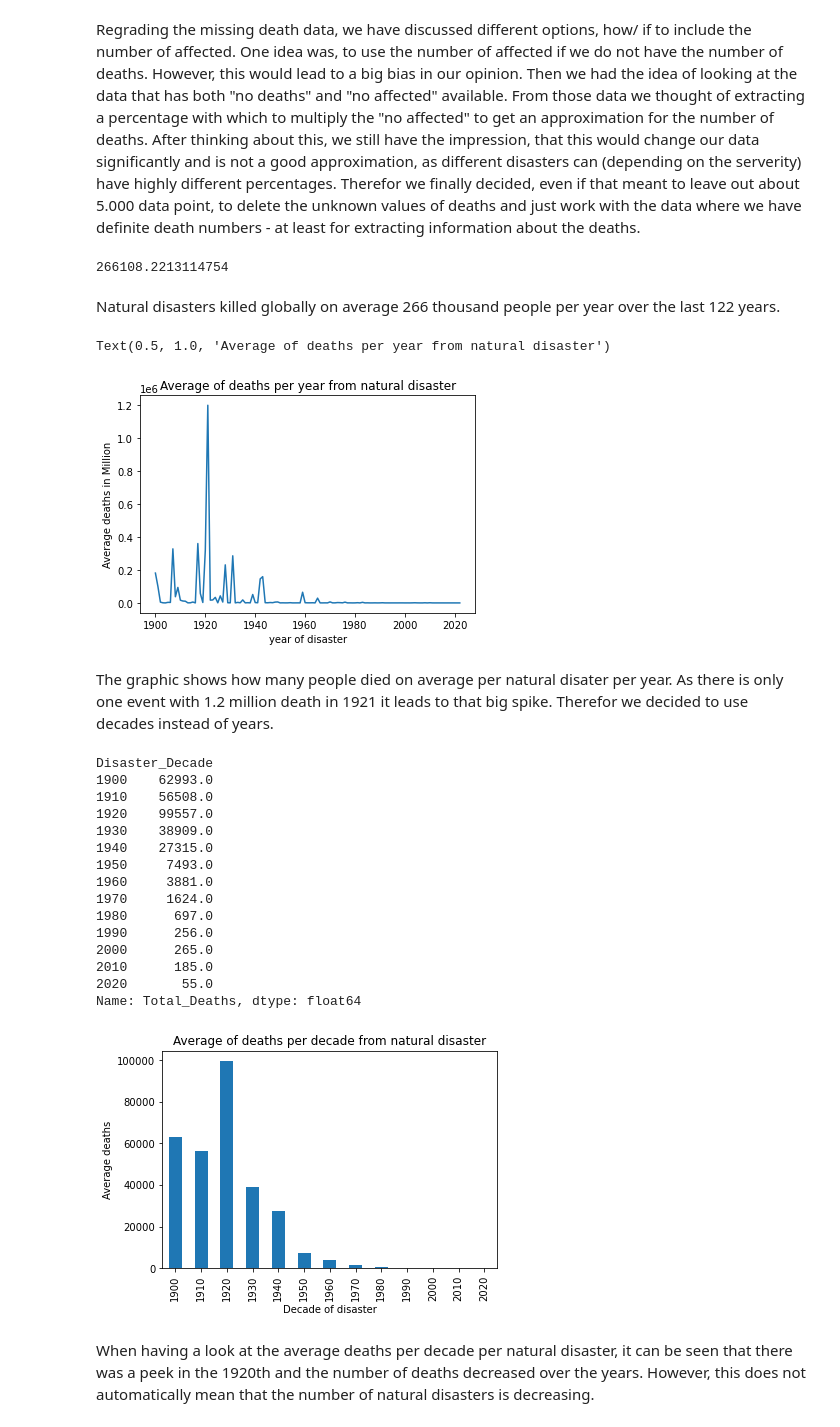
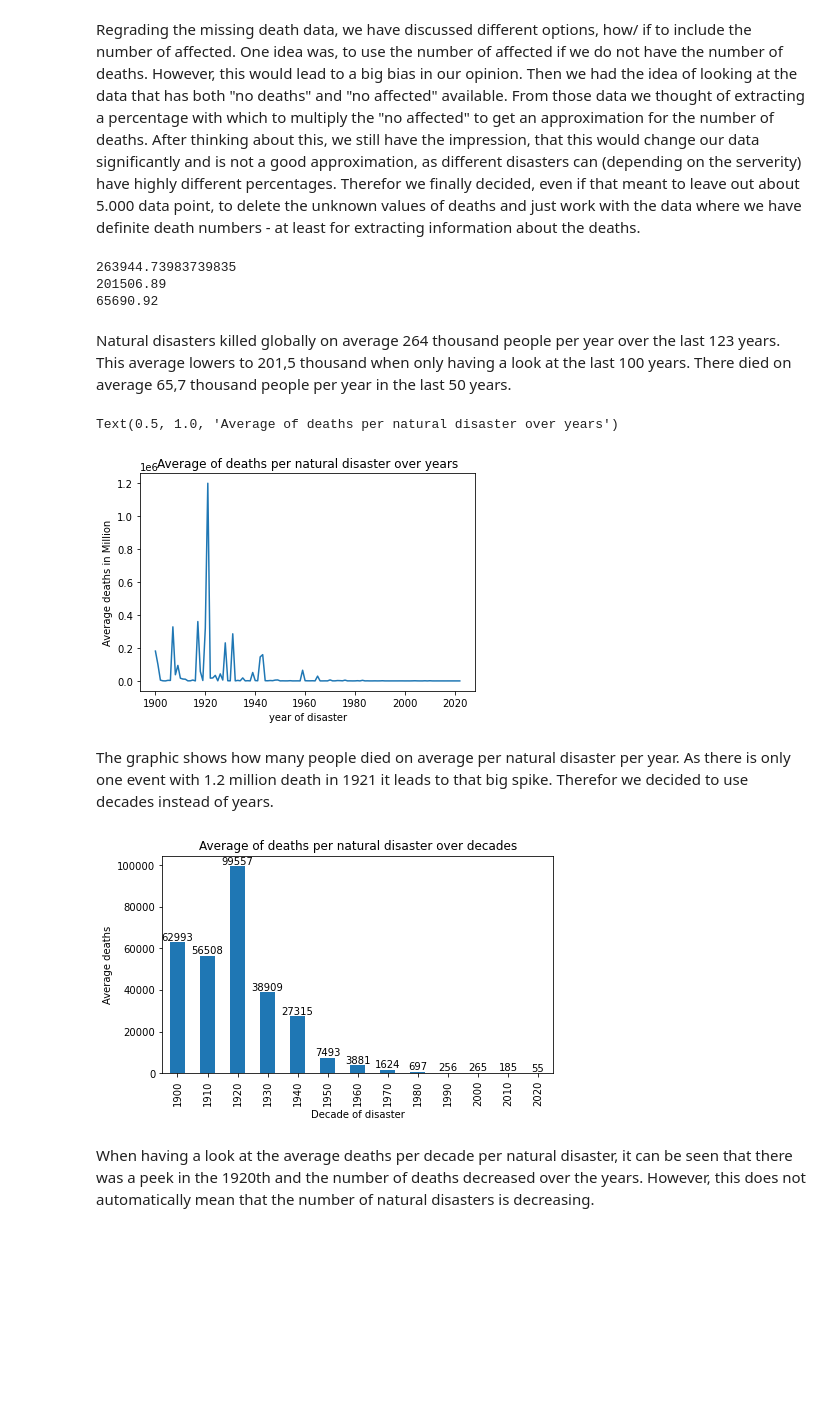
Before and after one commit to r-Files/DOPP, a Jupyter notebook: jupyter_notebooks/lab_question_a.ipynb, the cells around one changed output. Cells and saved outputs as stored; diff of their text form; code cells hidden in the pictures; blank space fills up the shorter version.

```diff
--- a/jupyter_notebooks/lab_question_a.ipynb
+++ b/jupyter_notebooks/lab_question_a.ipynb
@@ -48,50 +48,46 @@ One idea was, to use the number of affected if we do not have the number of deat
 Then we had the idea of looking at the data that has both "no deaths" and "no affected" available. From those data we thought of extracting a percentage with which to multiply the "no affected" to get an approximation for the number of deaths. After thinking about this, we still have the impression, that this would change our data significantly and is not a good approximation, as different disasters can (depending on the serverity) have highly different percentages.
 Therefor we finally decided, even if that meant to leave out about 5.000 data point, to delete the unknown values of deaths and just work with the data where we have definite death numbers - at least for extracting information about the deaths.
 # %%
-df.sum()['Total_Deaths']/(df.max()['Start_Year']-df.min()['Start_Year'])
+print(df.sum()['Total_Deaths']/(df.max()['Start_Year']-df.min()['Start_Year']+1))
+cutoff_date = 1922
+df_100 = df[df["Start_Year"] > cutoff_date]
+print(df_100.sum()['Total_Deaths']/(df_100.max()['Start_Year']-df_100.min()['Start_Year']+1))
+cutoff_date = 1972
+df_50 = df[df["Start_Year"] > cutoff_date]
+print(df_50.sum()['Total_Deaths']/(df_50.max()['Start_Year']-df_50.min()['Start_Year']+1))
 # %% [output]
-266108.2213114754
+263944.73983739835
+201506.89
+65690.92
 # %% [markdown]
-Natural disasters killed globally on average 266 thousand people per year over the last 122 years.
+Natural disasters killed globally on average 264 thousand people per year over the last 123 years.
+This average lowers to 201,5 thousand when only having a look at the last 100 years.
+There died on average 65,7 thousand people per year in the last 50 years.
 # %%
-# calc mean deaths, per year and plot them in a bar plot
+# calc mean deaths per disaster over the years
 
 means = df.groupby(["Start_Year"]).mean()['Total_Deaths'].round()
 ax = means.plot(kind = 'line')
 ax.set_ylabel('Average deaths in Million')
 ax.set_xlabel ('year of disaster')
-ax.set_title('Average of deaths per year from natural disaster')
+ax.set_title('Average of deaths per natural disaster over years')
 #max(means)
 # %% [output]
-Text(0.5, 1.0, 'Average of deaths per year from natural disaster')
+Text(0.5, 1.0, 'Average of deaths per natural disaster over years')
-[figure, old version]
+[figure, new version]
 # %% [markdown]
-The graphic shows how many people died on average per natural disater per year. As there is only one event with 1.2 million death in 1921 it leads to that big spike. Therefor we decided to use decades instead of years.
+The graphic shows how many people died on average per natural disaster per year. As there is only one event with 1.2 million death in 1921 it leads to that big spike. Therefor we decided to use decades instead of years.
 # %%
 # calc mean deaths, per Decade and plot them in a bar plot
 means = df.groupby(["Disaster_Decade"]).mean()['Total_Deaths'].round()
-ax = means.plot(kind = 'bar')
+ax = means.plot(kind = 'bar', figsize = (7,4))
 ax.set_ylabel('Average deaths')
 ax.set_xlabel ('Decade of disaster')
-ax.set_title('Average of deaths per decade from natural disaster')
-means
+ax.set_title('Average of deaths per natural disaster over decades')
+ax.bar_label(ax.containers[0])
+plt.show()
 # %% [output]
-Disaster_Decade
-1900    62993.0
-1910    56508.0
-1920    99557.0
-1930    38909.0
-1940    27315.0
-1950     7493.0
-1960     3881.0
-1970     1624.0
-1980      697.0
-1990      256.0
-2000      265.0
-2010      185.0
-2020       55.0
-Name: Total_Deaths, dtype: float64
-[figure, old version]
+[figure, new version]
 # %% [markdown]
 When having a look at the average deaths per decade per natural disaster, it can be seen that there was a peek in the 1920th and the number of deaths decreased over the years. However, this does not automatically mean that the number of natural disasters is decreasing.
 # %%
```
Also changed, not shown: parts of 14 cells of this notebook.
